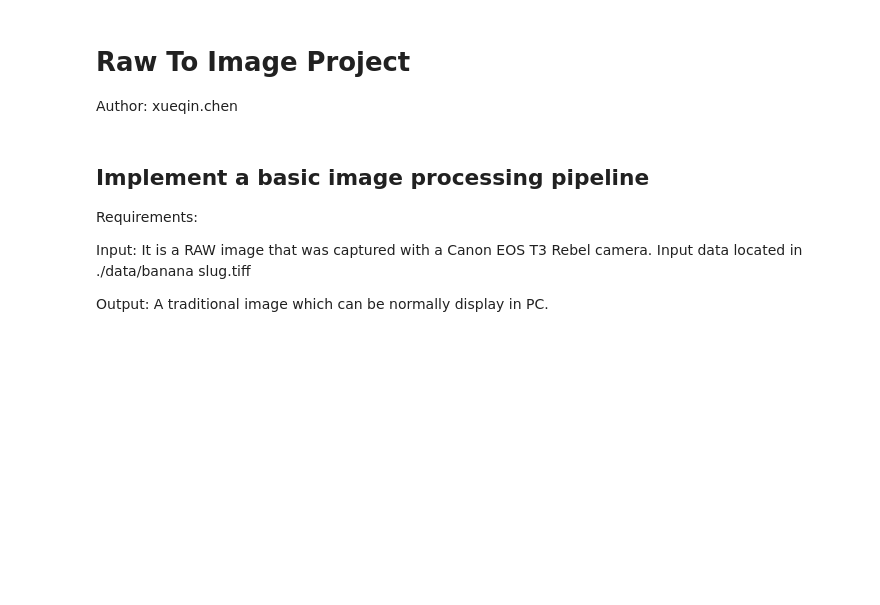
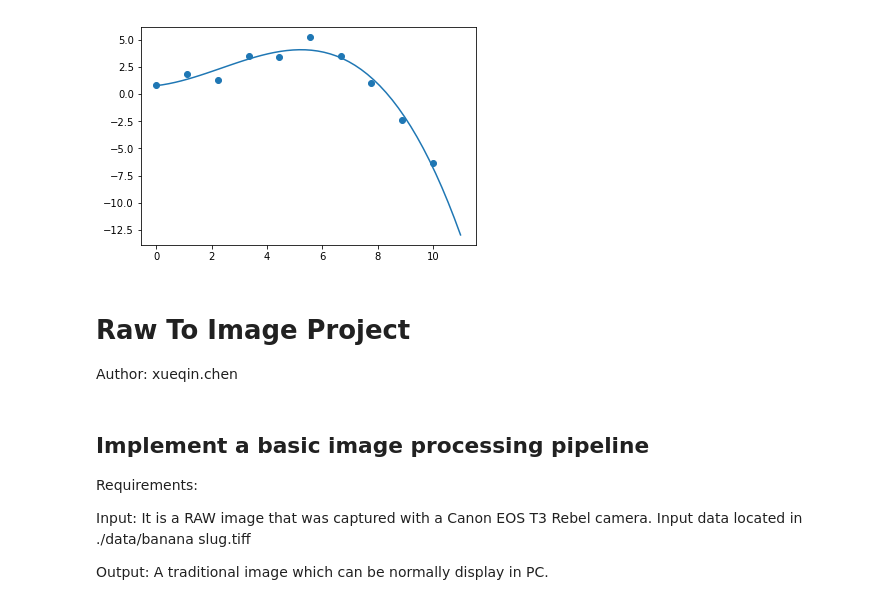
Before and after one commit to xueqinChen/ComputationalPhotography, a Jupyter notebook: p1/src/RawToImage.ipynb, the cells around one changed output. Cells and saved outputs as stored; diff of their text form; code cells hidden in the pictures; blank space fills up the shorter version.

```diff
--- a/p1/src/RawToImage.ipynb
+++ b/p1/src/RawToImage.ipynb
@@ -1,3 +1,16 @@
+# %%
+import scipy as sp
+
+
+x = np.linspace(0, 10, 10)
+xs = np.linspace(0, 11, 50)
+y = np.array([0.8, 1.8, 1.3, 3.5, 3.4, 5.2, 3.5, 1.0, -2.4, -6.3])
+spline = sp.interpolate.UnivariateSpline(x, y)
+plt.scatter(x,y)
+plt.plot(xs, spline(xs))
+plt.show()
+# %% [output]
+[figure, added]
 # %% [markdown]
 #  Raw To Image Project
 
```
Also changed, not shown: parts of 5 cells of this notebook.
